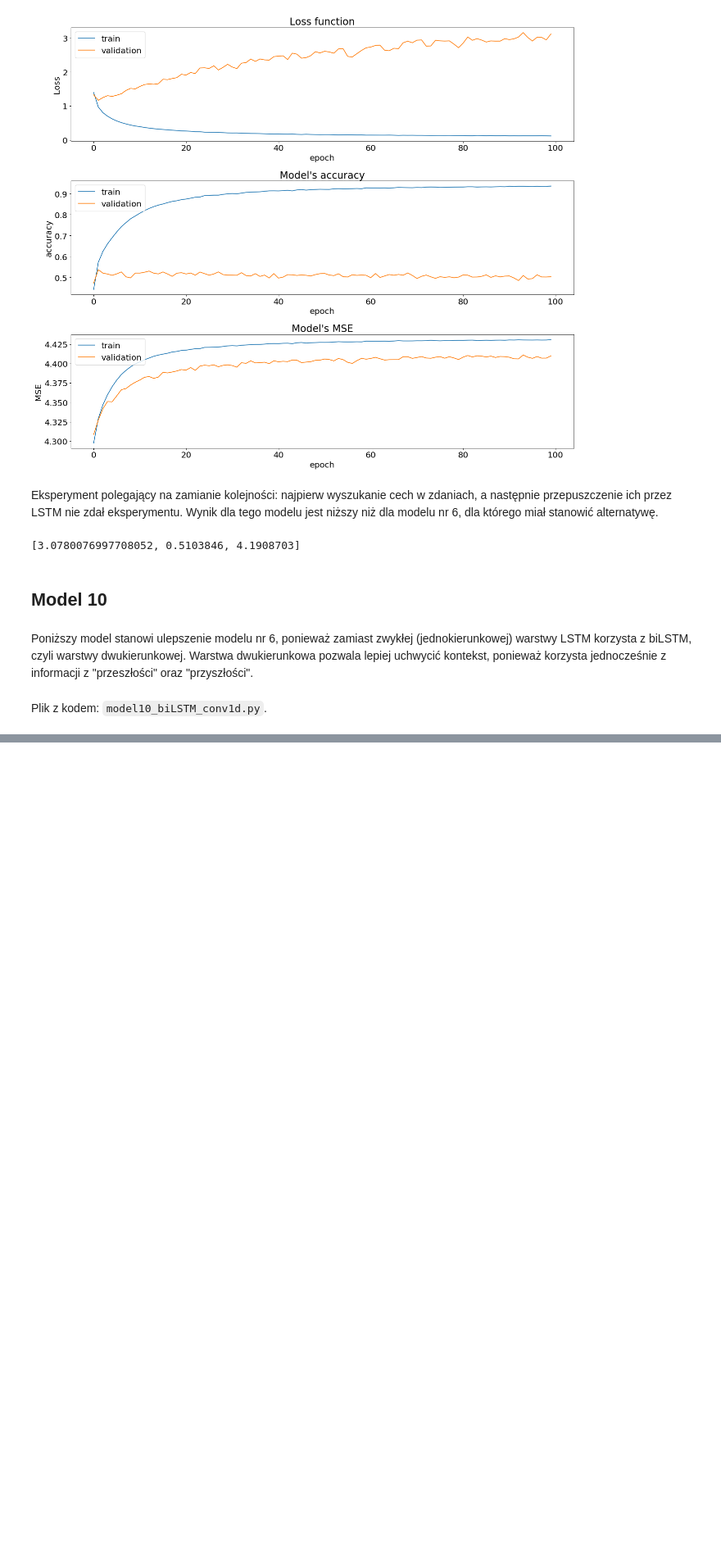
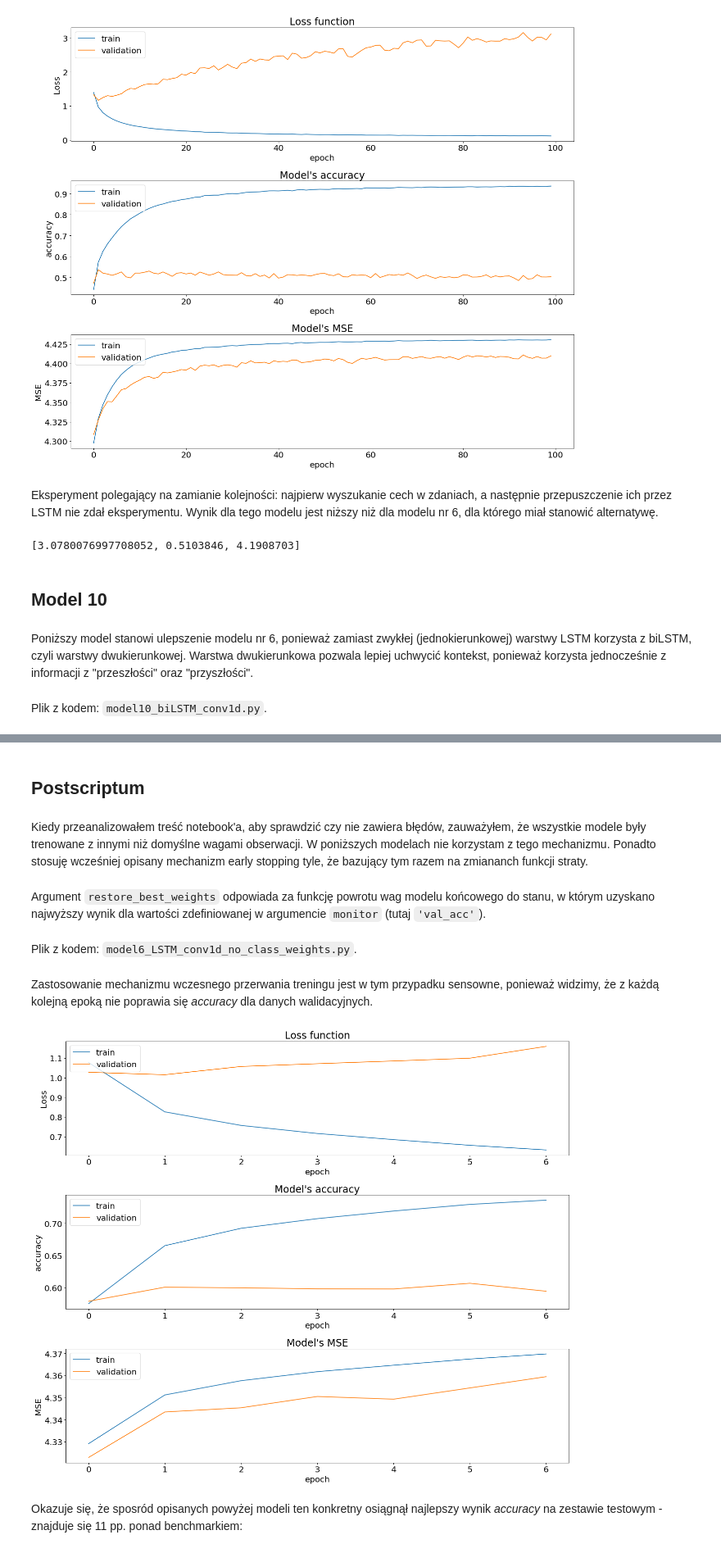
Before and after one commit to balkon16/IL_projekt_jeden_do_colab, a Jupyter notebook: rozwiązanie.ipynb, the cells around one changed output, grey strips where cells are left out. Shown at 82% size. Cells and saved outputs as stored; diff of their text form; code cells hidden in the pictures; blank space fills up the shorter version.

```diff
--- a/rozwiązanie.ipynb
+++ b/rozwiązanie.ipynb
@@ -898,0 +913,6 @@ Plik z kodem: `model10_biLSTM_conv1d.py`.
+# %% [markdown]
+## Postscriptum
+# %% [markdown]
+Kiedy przeanalizowałem treść notebook'a, aby sprawdzić czy nie zawiera błędów, zauważyłem, że wszystkie modele były trenowane z innymi niż domyślne wagami obserwacji. W poniższych modelach nie korzystam z tego mechanizmu. Ponadto stosuję wcześniej opisany mechanizm early stopping tyle, że bazujący tym razem na zmiananch funkcji straty.
+# %% [markdown]
+Argument `restore_best_weights` odpowiada za funkcję powrotu wag modelu końcowego do stanu, w którym uzyskano najwyższy wynik dla wartości zdefiniowanej w argumencie `monitor` (tutaj `'val_acc'`).
@@ -898,0 +925,10 @@ Plik z kodem: `model10_biLSTM_conv1d.py`.
+# %% [markdown]
+Plik z kodem: `model6_LSTM_conv1d_no_class_weights.py`.
+# %% [markdown]
+Zastosowanie mechanizmu wczesnego przerwania treningu jest w tym przypadku sensowne, ponieważ widzimy, że z każdą kolejną epoką nie poprawia się *accuracy* dla danych walidacyjnych.
+# %%
+plots_from_history('model6_LSTM_conv1d_no_class_weights30_epochs_history.p')
+# %% [output]
+[figure, added]
+# %% [markdown]
+Okazuje się, że sposród opisanych powyżej modeli ten konkretny osiągnął najlepszy wynik *accuracy* na zestawie testowym - znajduje się 11 pp. ponad benchmarkiem:
```
Also changed, not shown: parts of 16 cells of this notebook, 26 other files.
